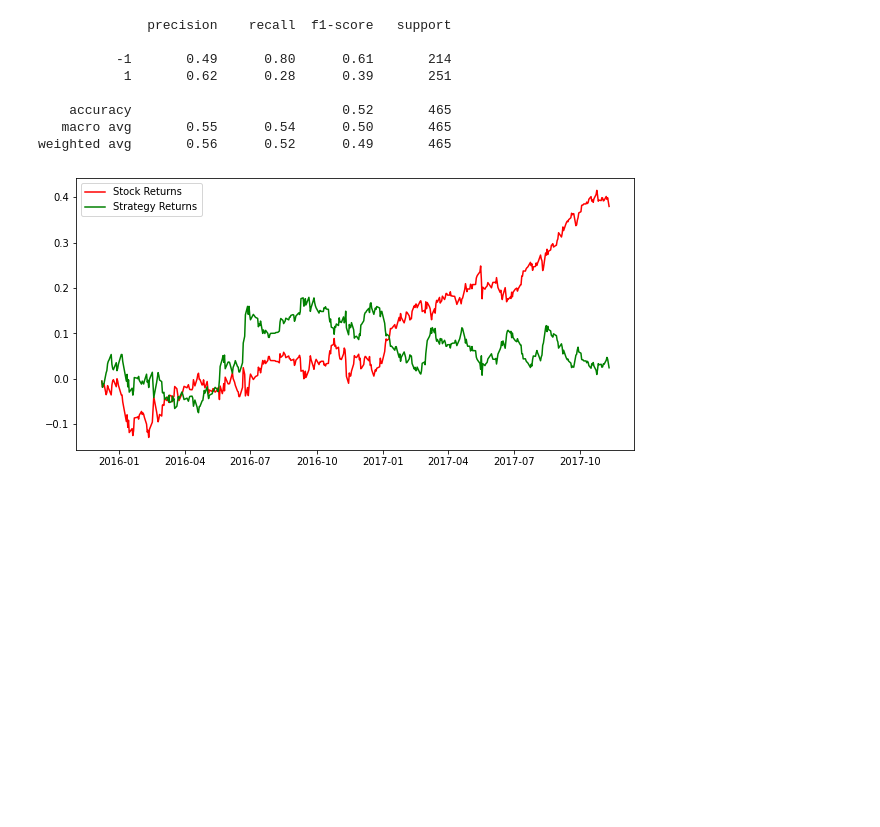
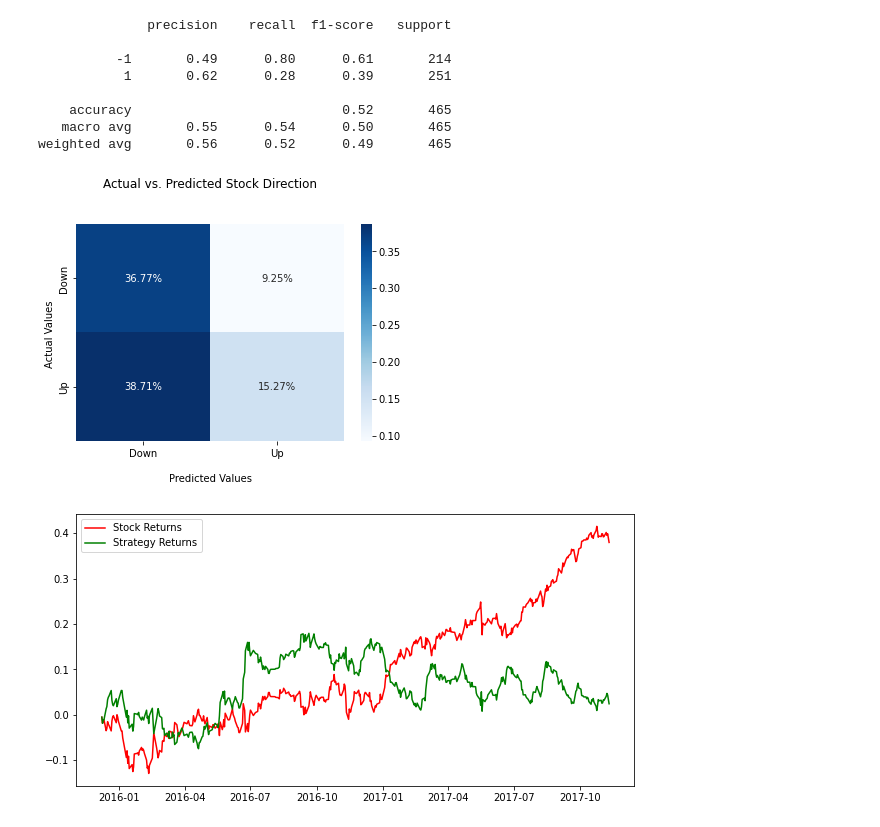
Before and after one commit to leestorm4520/ArtificialIntelligence_UbiquantMarketPrediction, a Jupyter notebook: Paula-logistic_regression_model.ipynb, the cells around one changed output. Saved outputs shown, nothing was run; the diff lists cells and outputs as text; code cells hidden in the pictures; blank space fills up the shorter version.

Commit message:
Created Heatmap
Created Heatmap

```diff
--- a/Paula-logistic_regression_model.ipynb
+++ b/Paula-logistic_regression_model.ipynb
@@ -149,6 +149,24 @@ print(metrics.classification_report(y_test, predicted))
     accuracy                           0.52       465
    macro avg       0.55      0.54      0.50       465
 weighted avg       0.56      0.52      0.49       465
+# %%
+#Heatmap of predictions
+import seaborn as sns
+from sklearn.metrics import confusion_matrix
+
+cm = confusion_matrix(y_test, predicted)
+ax = sns.heatmap(cm/np.sum(cm), annot=True, cmap = 'Blues', fmt='.2%')
+
+## Ticket labels - List must be in alphabetical order
+ax.xaxis.set_ticklabels(['Down','Up'])
+ax.yaxis.set_ticklabels(['Down','Up'])
+
+ax.set_title('Actual vs. Predicted Stock Direction\n\n');
+ax.set_xlabel('\nPredicted Values')
+ax.set_ylabel('Actual Values ');
+plt.show()
+# %% [output]
+[figure, added]
 # %%
 #Using predictions to predict returns
 df['Predicted_Signal'] = model.predict(x)
```
